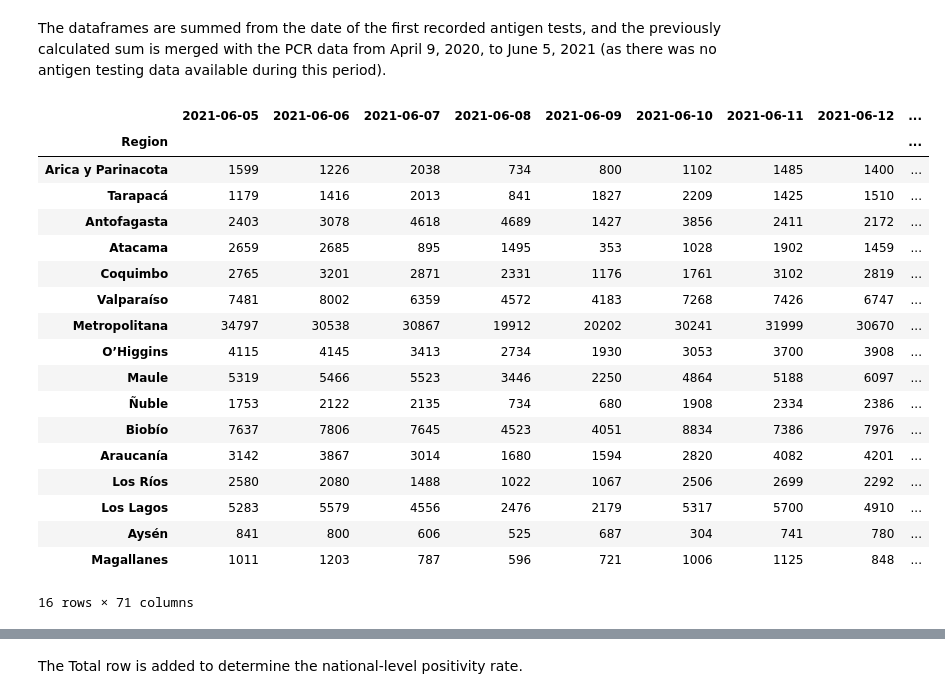
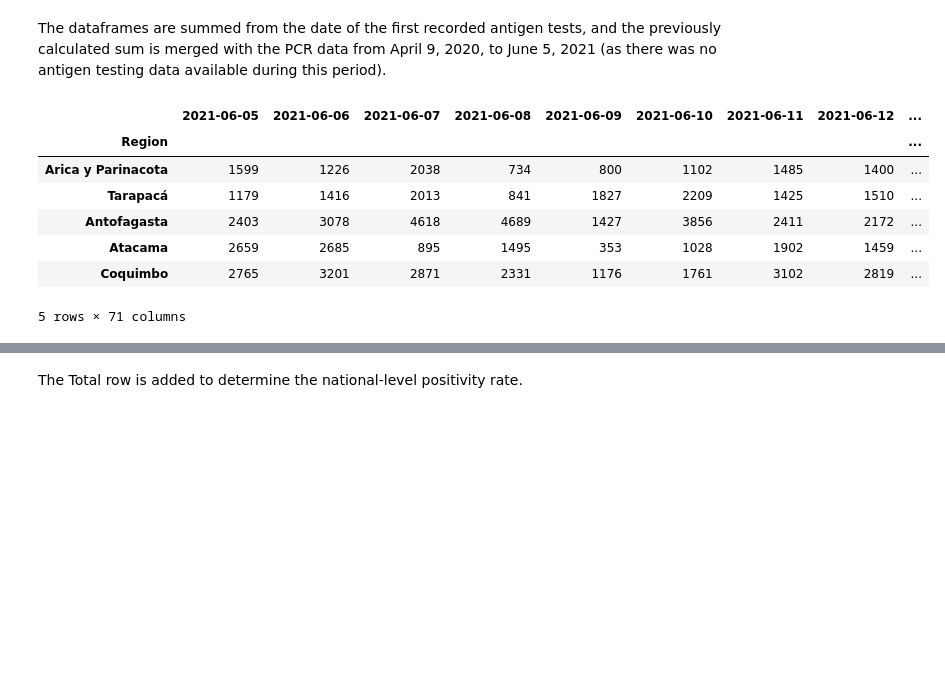
Before and after one commit to amharringthon/COVID-19-Positivity-Analysis-in-Chile, a Jupyter notebook: COVID19_Positivity_Analysis_2021.ipynb, the cells around one changed output, grey strips where cells are left out. Drawn from its saved outputs; the diff is of its cells as text; code cells hidden in the pictures; blank space fills up the shorter version.

```diff
--- a/COVID19_Positivity_Analysis_2021.ipynb
+++ b/COVID19_Positivity_Analysis_2021.ipynb
@@ -122,9 +135,9 @@ Ag_hechos[(Ag_hechos["Region"]=="Se desconoce región de origen")]
 # %% [markdown]
 The item *"Se desconoce región de origen"* (Region of origin unknown) does not provide any valuable information, so it is removed from the dataset.
 # %%
-Ag_hechos=Ag_hechos.set_index('Region')
+antigen_tests_df = antigen_tests_df.set_index("Region")
 # %%
-Ag_hechos=Ag_hechos.drop("Se desconoce región de origen", axis=0)
+antigen_tests_df = antigen_tests_df.drop("Se desconoce región de origen", axis=0)
 # %% [markdown]
 A new DataFrame is created to contain the total number of PCR and antigen tests.
 # %%
@@ -132,30 +145,19 @@ CasosT=CasosT.loc[:,"2020-03-03"::]
 # %%
-PCR_hechos=PCR_hechos.loc[:,"2020-04-09"::]
+pcr_tests_df = pcr_tests_df.loc[:, "2020-04-09"::]
 # %%
-Ag_hechos=Ag_hechos.loc[:,"2021-06-05"::]
+antigen_tests_df = antigen_tests_df.loc[:, "2021-06-05"::]
 # %% [markdown]
 The dataframes are summed from the date of the first recorded antigen tests, and the previously calculated sum is merged with the PCR data from April 9, 2020, to June 5, 2021 (as there was no antigen testing data available during this period).
 # %%
-AgPCR=PCR_hechos.loc[:,"2021-06-05"::].fillna(0) + Ag_hechos.loc[:,"2021-06-05"::] #suma
-AgPCR
+total_tests_df = pcr_tests_df.loc[:, "2021-06-05"::].fillna(0) + antigen_tests_df.loc[:, "2021-06-05"::]
+total_tests_df.head()
 # %% [output]
 |  | 2021-06-05 | 2021-06-06 | 2021-06-07 | 2021-06-08 | 2021-06-09 | 2021-06-10 | 2021-06-11 | 2021-06-12 | ... |
 | Region |  |  |  |  |  |  |  |  | ... |
 | Arica y Parinacota | 1599 | 1226 | 2038 | 734 | 800 | 1102 | 1485 | 1400 | ... |
 | Tarapacá | 1179 | 1416 | 2013 | 841 | 1827 | 2209 | 1425 | 1510 | ... |
 | Antofagasta | 2403 | 3078 | 4618 | 4689 | 1427 | 3856 | 2411 | 2172 | ... |
 | Atacama | 2659 | 2685 | 895 | 1495 | 353 | 1028 | 1902 | 1459 | ... |
 | Coquimbo | 2765 | 3201 | 2871 | 2331 | 1176 | 1761 | 3102 | 2819 | ... |
-| Valparaíso | 7481 | 8002 | 6359 | 4572 | 4183 | 7268 | 7426 | 6747 | ... |
-| Metropolitana | 34797 | 30538 | 30867 | 19912 | 20202 | 30241 | 31999 | 30670 | ... |
-| O’Higgins | 4115 | 4145 | 3413 | 2734 | 1930 | 3053 | 3700 | 3908 | ... |
-| Maule | 5319 | 5466 | 5523 | 3446 | 2250 | 4864 | 5188 | 6097 | ... |
-| Ñuble | 1753 | 2122 | 2135 | 734 | 680 | 1908 | 2334 | 2386 | ... |
-| Biobío | 7637 | 7806 | 7645 | 4523 | 4051 | 8834 | 7386 | 7976 | ... |
-| Araucanía | 3142 | 3867 | 3014 | 1680 | 1594 | 2820 | 4082 | 4201 | ... |
-| Los Ríos | 2580 | 2080 | 1488 | 1022 | 1067 | 2506 | 2699 | 2292 | ... |
-| Los Lagos | 5283 | 5579 | 4556 | 2476 | 2179 | 5317 | 5700 | 4910 | ... |
-| Aysén | 841 | 800 | 606 | 525 | 687 | 304 | 741 | 780 | ... |
-| Magallanes | 1011 | 1203 | 787 | 596 | 721 | 1006 | 1125 | 848 | ... |
-16 rows × 71 columns
+5 rows × 71 columns
 # %%
```
Also changed, not shown: parts of 81 cells of this notebook.
